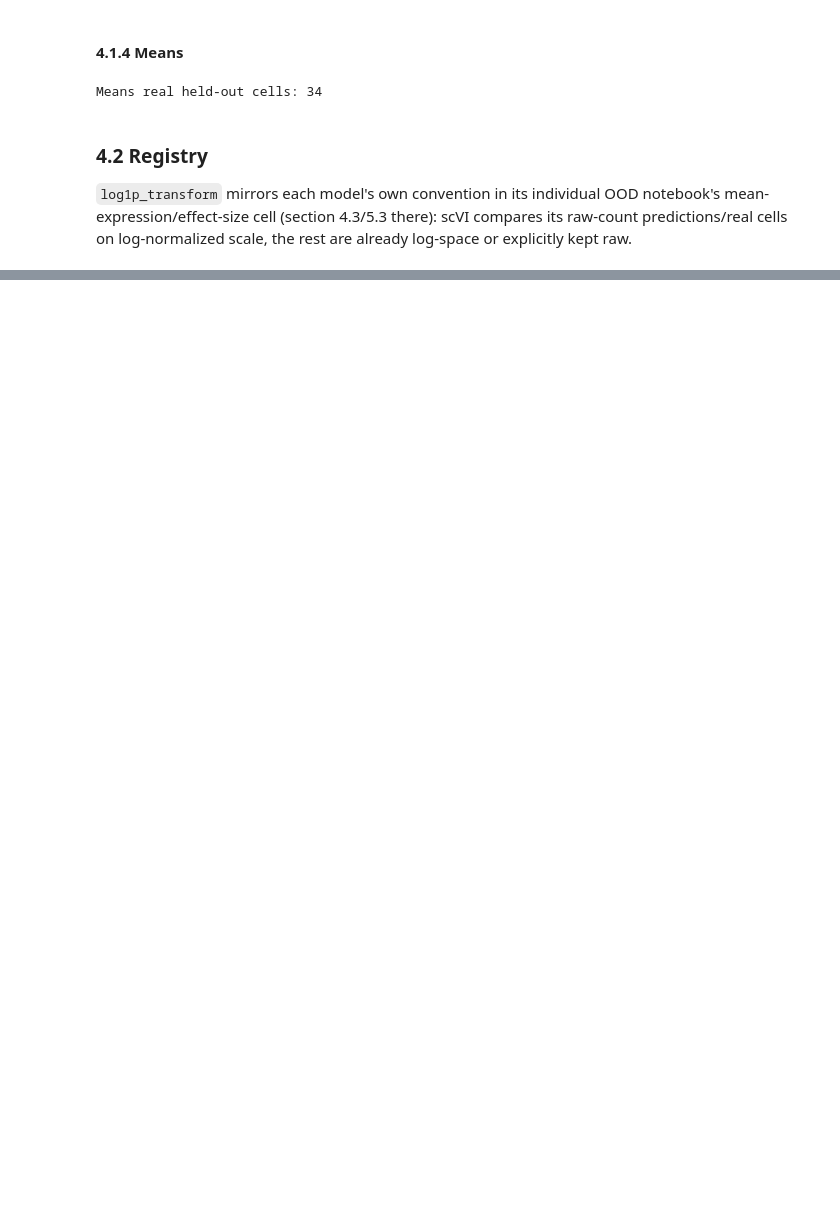
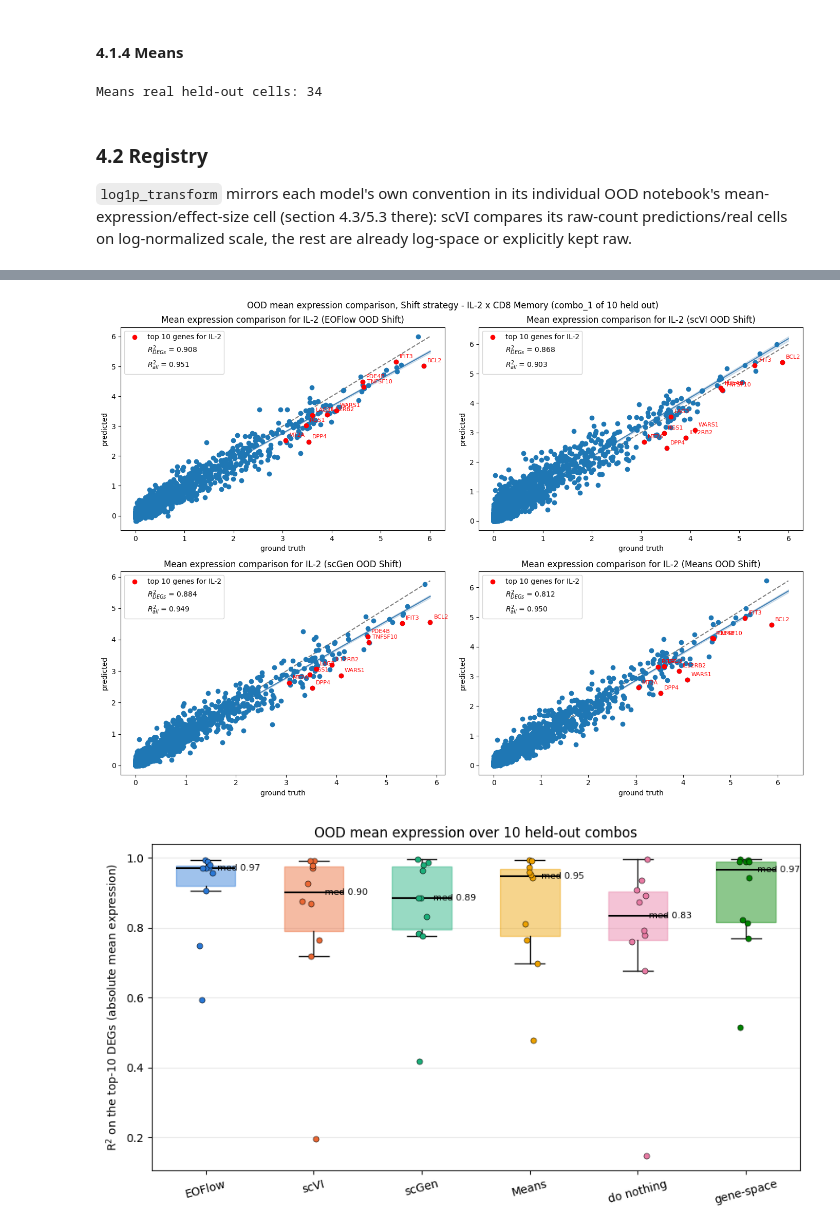
Before and after one commit to jan904/B-EOFlow, a Jupyter notebook: comparison.ipynb, the cells around one changed output, grey strips where cells are left out. Saved outputs shown, nothing was run; the diff lists cells and outputs as text; code cells hidden in the pictures; blank space fills up the shorter version.

```diff
--- a/comparison.ipynb
+++ b/comparison.ipynb
@@ -89,7 +121,7 @@ if HOLDOUT_COMBO is not None:
 metacell_dataset_name = "parse"
 metacell_top_genes = 2000
 metacell_donors = ["Donor1"]
-metacell_group_keys = ["cell_type", "cytokine"]
+metacell_group_keys = ["cytokine", "cell_type"]
 
 if USE_METACELLS:
     base_adata, base_labels_key, base_control_label = load_metacells(
@@ -379,6 +496,19 @@ if HOLDOUT_COMBO is not None:
 # %% [markdown]
 ### 2.5 Registry
 # %%
+comparison_dir = "/home/jhoefer/sandbox/results/comparison"
+comparison_dir = os.path.join(
+    comparison_dir,
+    eoflow_prefix
+    + "MTC_"
+    + str(eoflow_lam_MTC)
+    + "_sigma_"
+    + str(eoflow_sigma_noise),
+)
+comparison_dir += "_factorized" if eoflow_dataset_args["factorized_means"] else ""
+plot_dir = os.path.join(comparison_dir, "plots")
+os.makedirs(plot_dir, exist_ok=True)
+
 models = [
     {
         "name": "EOFlow",
@@ -856,6 +1024,7 @@ eoflow_adata_shift = inn_sample_leftout_combo_shift(
     control_label=eoflow_control_label,
     cell_type_key="cell_type",
     observed_combos=eoflow_observed_combos,
+    clamp_min=None,
 )
 
 eoflow_scoped_analyzer = scoped_analyzer_for_combo(
@@ -1134,18 +1556,80 @@ Uses the Shift strategy only (encode/shift real control cells rather than draw f
 # %%
+from src.analysis.mmd import canonicalize
+from src.analysis.cf_expressions import plot_metric_boxplot
+from src.utils.utils import extract_top_genes
+
 fig, axes = plt.subplots(2, 2, figsize=(14, 10))
 for m, ax in zip(ood_models, axes.flat):
     cfs_fn = cfs_fn_from_adata(m["predictions"]["Shift"], source_label="Shift")
     plot_mean_expression_comparison(
         m["scoped_analyzer"],
         key=m["key"],
         top_n=10,
         cfs_fn=cfs_fn,
         log1p_transform=m["log1p_transform"],
         method=f"{m['name']} OOD Shift",
         ax=ax,
     )
-fig.suptitle("OOD mean expression comparison (Shift strategy, held-out combo)")
+fig.suptitle(f"OOD mean expression comparison, Shift strategy - {HOLDOUT_CONTEXT}")
 plt.tight_layout()
 plt.savefig(os.path.join(plot_dir, "ood_mean_expression_comparison.png"), dpi=300)
 plt.show()
+
+# ---- the same R^2, for every held-out combo
+_r2 = lambda a, b: float(np.corrcoef(a, b)[0, 1] ** 2)
+
+mean_expr_rows = []
+for name, combo in HOLDOUT_COMBOS.items():
+    if name not in ood_predictions_per_combo:
+        continue
+    cyt, cell = combo[eoflow_labels_key], combo["cell_type"]
+    real = canonicalize(
+        _ref[(_obs_cyt == cyt).to_numpy() & (_obs_cell == cell).to_numpy()]
+    ).mean(0)
+
+    # DEGs selected exactly as the figure does, per combo: rank_genes_groups within that
+    # cell type via extract_top_genes, so the table's DEG column matches the red points
+    scoped = scoped_analyzer_for_combo(
+        eoflow_analyzer, combo, eoflow_combo_conditions, eoflow_labels_key,
+        cell_type_key="cell_type",
+    )
+    _, gene_idx = extract_top_genes(scoped, key=cyt, top_n=10)
+
+    for model, pred in ood_predictions_per_combo[name].items():
+        predicted = canonicalize(pred).mean(0)
+        mean_expr_rows.append({
+            "combo": name, "model": model,
+            "R2_all": _r2(predicted, real),
+            "R2_DEGs": _r2(predicted[gene_idx], real[gene_idx]),
+        })
+
+mean_expr_per_combo = pd.DataFrame(mean_expr_rows)
+
+# every model clears 0.8 here and the boxes overlap: that is the baseline domination the
+# markdown warns about, shown rather than asserted. The spread is the useful part - a low
+# outlier is a combo whose effect is large enough to move even the absolute mean.
+fig, ax = plt.subplots(figsize=(9, 5))
+plot_metric_boxplot(
+    mean_expr_per_combo, "R2_DEGs", ax=ax,
+    ylabel="R$^2$ on the top-10 DEGs (absolute mean expression)",
+    title=f"OOD mean expression over {len(set(m['combo'] for m in mean_expr_rows))} "
+          f"held-out combos",
+)
+plt.tight_layout()
+plt.savefig(os.path.join(plot_dir, "ood_mean_expression_r2_degs_boxplot.png"), dpi=300)
+plt.show()
+
+mean_expr_summary = (
+    mean_expr_per_combo.groupby("model")[["R2_all", "R2_DEGs"]]
+    .agg(["median", "min", "max"])
+    .round(3)
+    .sort_values(("R2_all", "median"), ascending=False)
+)
+mean_expr_per_combo.to_csv(os.path.join(comparison_dir, "ood_mean_expression_per_combo.csv"),
+                           index=False)
+print(f"mean-expression R^2 over {mean_expr_per_combo.combo.nunique()} held-out combos "
+      f"(baseline-dominated - see 4.6 for the informative version)")
+mean_expr_summary
 # %% [output]
+[figure, new version]
+[figure, added]
```
Also changed, not shown: parts of 34 cells of this notebook.
